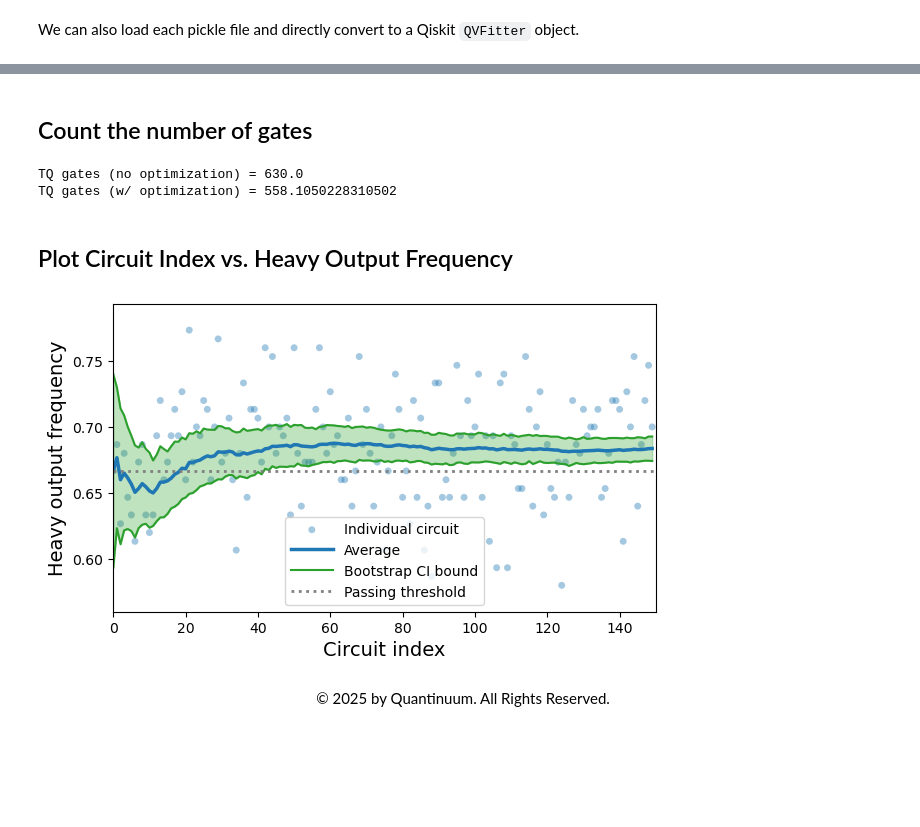
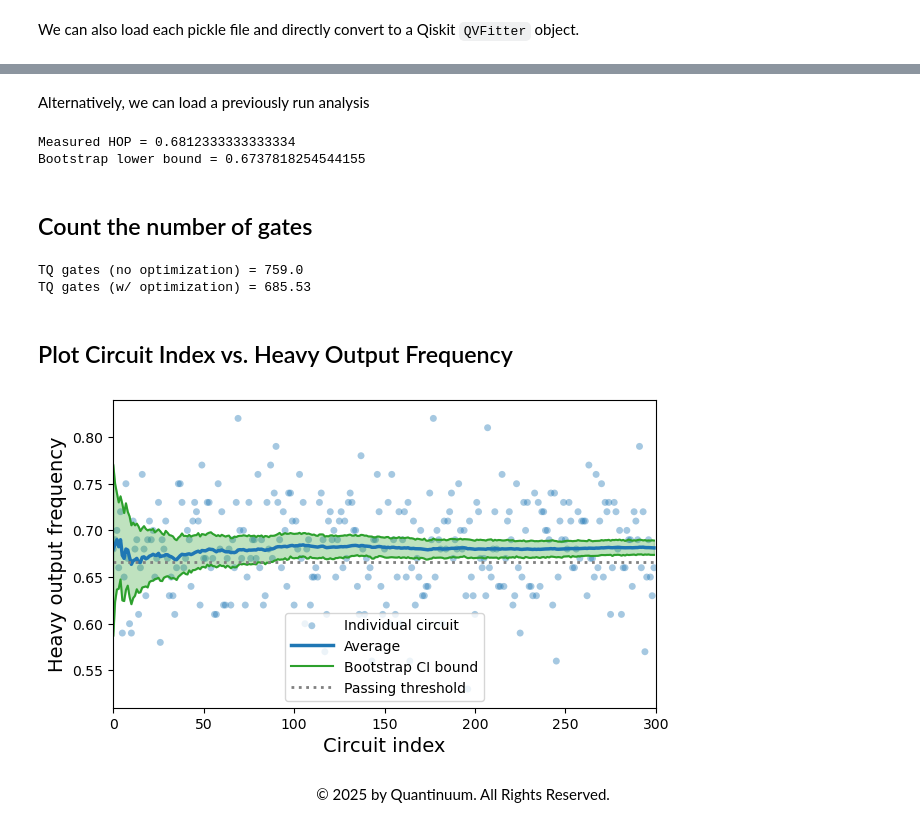
Before and after one commit to CQCL/quantinuum-hardware-quantum-volume, a Jupyter notebook: notebooks/Load Experimental Data.ipynb, the cells around one changed output, grey strips where cells are left out. Drawn from its saved outputs; the diff is of its cells as text; code cells hidden in the pictures; blank space fills up the shorter version.

Commit message:
Added H2-1 N=22 and 23 data, updated loading functions

```diff
--- a/notebooks/Load Experimental Data.ipynb
+++ b/notebooks/Load Experimental Data.ipynb
@@ -42,8 +44,8 @@ Available datasets:
 import pathlib
 import json
 
-nqubits = 18
-machine = 'REIMEI'
+nqubits = 23
+machine = 'H2-1'
 
 file_name = f'n{nqubits}_{machine}_raw_results.json'
 data_dir = pathlib.Path.cwd().parent.joinpath('data')
@@ -62,8 +65,25 @@ Measured HOP = 0.6836444444444445
+# %% [markdown]
+Alternatively, we can load a previously run analysis
+# %%
+# this analysis was done previously so runs faster
+import numpy as np
+from qtm_qv.analysis_functions import bootstrap_bounds
+
+print(f'Measured HOP = {np.mean(data["heavy_outputs"])/len(data["raw_results"][0])}')
+print(f'Bootstrap lower bound = {bootstrap_bounds(shot_list=[len(d) for d in data["raw_results"]], success_list=data["heavy_outputs"])[0]}')
+# %% [output]
+Measured HOP = 0.6812333333333334
+Bootstrap lower bound = 0.6737818254544155
 # %% [markdown]
 ## Count the number of gates
 # %%
 from qtm_qv.utils import gate_counts
 import numpy as np
+
+if nqubits > 20:
+    with open(data_dir.joinpath(file_name.replace('.json', '_qv_circs.json')), 'r') as f:
+        circs = json.load(f)
+    data['qv_circs'] = circs['qv_circs']
 
 counts_nomeas = gate_counts(data['qv_circs_nomeas'])
 counts = gate_counts(data['qv_circs'])
@@ -71,21 +91,22 @@ counts = gate_counts(data['qv_circs'])
 print(f'TQ gates (no optimization) = {np.mean(counts_nomeas["cx"])}')
 print(f'TQ gates (w/ optimization) = {np.mean(counts["rzz"])}')  # replace "rzz" with "cx" for n < 13
 # %% [output]
-TQ gates (no optimization) = 630.0
-TQ gates (w/ optimization) = 558.1050228310502
+TQ gates (no optimization) = 759.0
+TQ gates (w/ optimization) = 685.53
 # %% [markdown]
 ## Plot Circuit Index vs. Heavy Output Frequency
 # %%
 from qtm_qv.plotting_functions import success_v_time
 
 success_v_time(
-    qv_fitter,
-    nqubits,
+    # qv_fitter=qv_fitter,  # comment in for running qv_fitter above
+    shot_list=[len(d) for d in data["raw_results"]],  # loads previous analysis
+    success_list=data["heavy_outputs"],  # loads previous analysis
     original_ci=False,
     bootstrap_ci=True,
     fill_range=True,
 )
 # %% [output]
-[figure, old version]
+[figure, new version]
 # %% [markdown]
 <div align="center"> &copy; 2025 by Quantinuum. All Rights Reserved. </div>
```
Also changed, not shown: parts of 2 cells of this notebook, 9 other files.
